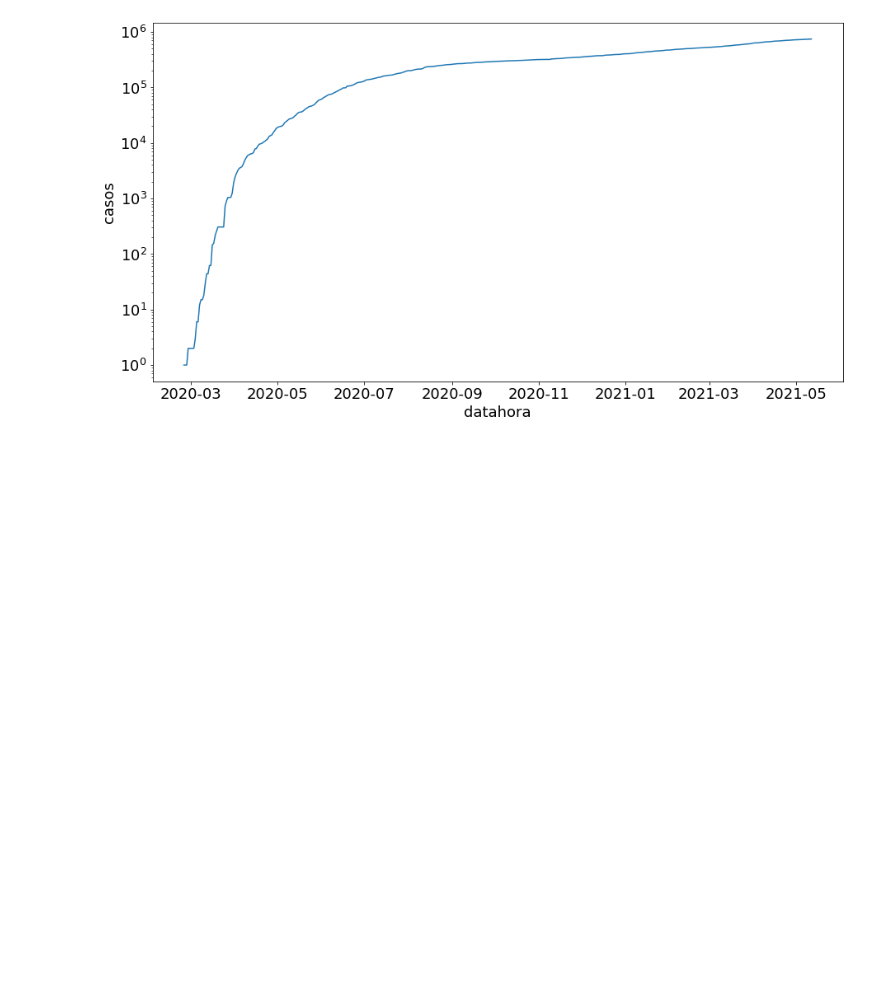
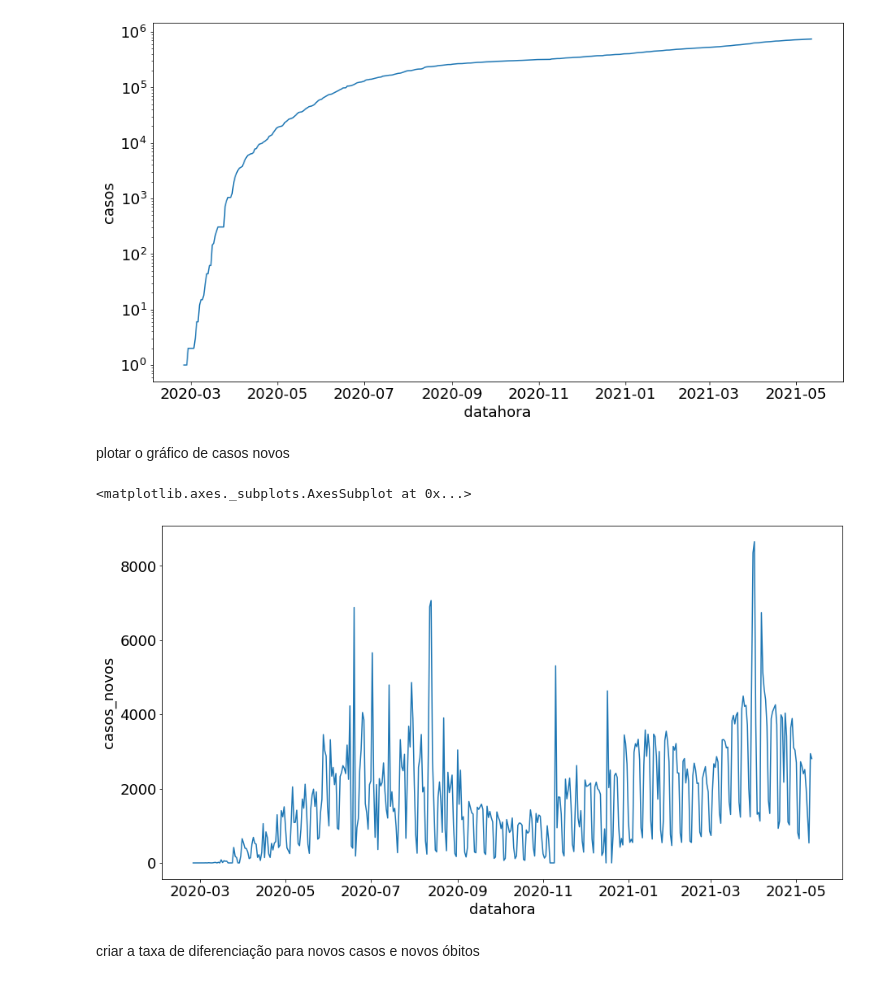
Before and after one commit to johnatanDM/bootcamp-datascience-alura, a Jupyter notebook: Módulo 3 - ANÁLISE DE SÉRIES TEMPORAIS/Bootcamp_Data_Science_Módulo_3.ipynb, the cells around one changed output. Saved outputs shown, nothing was run; the diff lists cells and outputs as text; code cells hidden in the pictures; blank space fills up the shorter version.

```diff
--- a/Módulo 3 - ANÁLISE DE SÉRIES TEMPORAIS/Bootcamp_Data_Science_Módulo_3.ipynb
+++ b/Módulo 3 - ANÁLISE DE SÉRIES TEMPORAIS/Bootcamp_Data_Science_Módulo_3.ipynb
@@ -65,3 +74,12 @@ sns.lineplot(x='datahora', y='casos', data=dados_covid_sp)
 mpl.pyplot.yscale('log')
 # %% [output]
 [figure]
+# %% [markdown]
+plotar o gráfico de casos novos
+# %%
+sns.lineplot(x='datahora', y='casos_novos', data=dados_covid_sp)
+# %% [output]
+<matplotlib.axes._subplots.AxesSubplot at 0x...>
+[figure, added]
+# %% [markdown]
+criar a taxa de diferenciação para novos casos e novos óbitos
```
Also changed, not shown: parts of 44 cells of this notebook.
